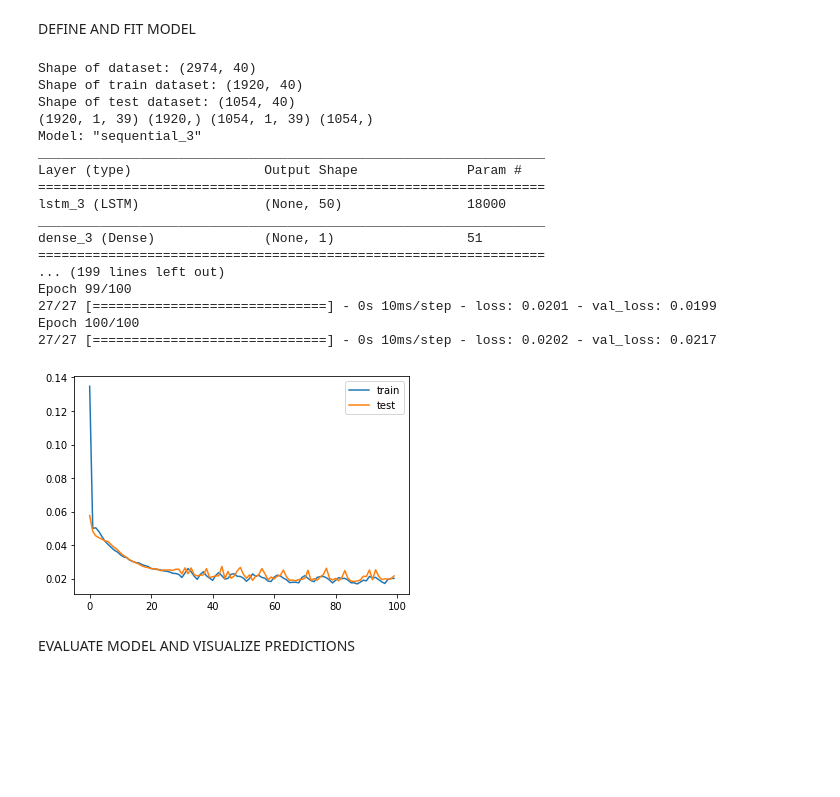
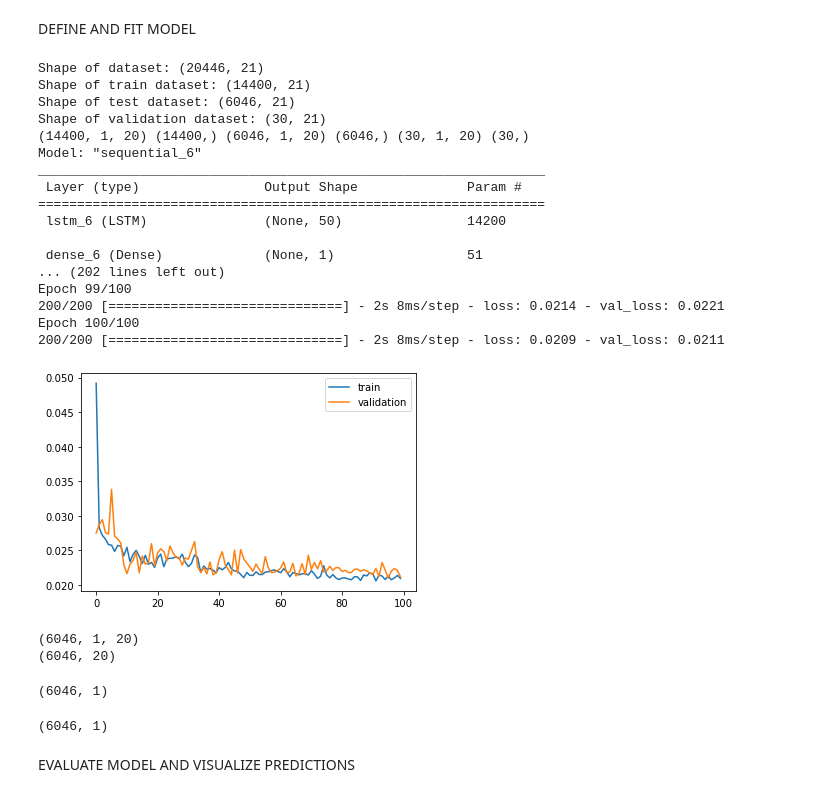
Before and after one commit to junzis/atdelay, a Jupyter notebook: LSTM_model.ipynb, the cells around one changed output. Drawn from its saved outputs; the diff is of its cells as text; code cells hidden in the pictures; blank space fills up the shorter version.

```diff
--- a/LSTM_model.ipynb
+++ b/LSTM_model.ipynb
@@ -62,7 +47,7 @@ def series_to_supervised(data, n_in=1, n_out=1, dropnan=True):
 
 
 
-dataset = generateNNdata("EHAM", timeslotLength=15, catagoricalFlightDuration=False)
+dataset = generateNNdata("EGLL", timeslotLength=15, catagoricalFlightDuration=False)
 dataset = dataset.set_index("timeslot")
 
 # dataset.columns = [
@@ -85,13 +70,21 @@ dataset = dataset.set_index("timeslot")
 # 	"departuresDepartureDelay"
 # ]
 
+x = 'arrivals delays'
 dataset.drop(columns=['departuresArrivalDelay','arrivalsArrivalDelay'])
-label = dataset.pop('departuresDepartureDelay')
-dataset.insert(len(dataset.columns), 'departuresDepartureDelay', label)
+if x == 'departures delays':
 
+	label = dataset.pop('departuresDepartureDelay')
+	dataset.insert(len(dataset.columns), 'departuresDepartureDelay', label)
+
+elif x == 'arrivals delays':
+	label = dataset.pop('arrivalsArrivalDelay')
+	dataset.insert(len(dataset.columns), 'arrivalsArrivalDelay', label)
+
+display(dataset)
 # Get first month of Data
-number_of_months = 1
-index_slice = number_of_months * 4 * 24 * 31 - 1
+number_of_months = 7
+index_slice = 213*4*24 - 1			#number_of_months * 4 * 24 * 31 - 1
 dataset = dataset.iloc[0:index_slice]
 
 # summarize first 5 rows
@@ -113,6 +106,6 @@ number_of_time_steps = 1
 number_of_outputs = 1
 reframed = series_to_supervised(scaled, n_in=number_of_time_steps, n_out=number_of_outputs)
 # drop columns we don't want to predict
-# reframed.drop(reframed.columns[[9,10,11,12,13,14,15]], axis=1, inplace=True)  # I don't think we need this, but not sure
+reframed.drop(columns=reframed.columns[[i for i in range(20,39)]], inplace=True)  # I don't think we need this, but not sure
 display(reframed)
 # %% [output]
@@ -155,55 +164,72 @@ DEFINE AND FIT MODEL
 # %%
 # split into train and test sets
 values = reframed.values
-number_of_days_to_train = 20
+number_of_days_to_train = 150
 number_of_timeslots_in_one_hour = 4 # 4 for 15 minute intervals, 1 for 1 hour intervals
 train_index = number_of_days_to_train * 24 * number_of_timeslots_in_one_hour
 
-train = values[:train_index, :]
+train = values[:(train_index), :]
+#validation = values[(train_index-30):train_index, :]
 test = values[train_index:, :]
 
 print('Shape of dataset:', reframed.shape)
 print('Shape of train dataset:', train.shape)
 print('Shape of test dataset:', test.shape)
+print('Shape of validation dataset:', validation.shape)
 
 # split into input and outputs
 train_X, train_y = train[:, :-1], train[:, -1]
 test_X, test_y = test[:, :-1], test[:, -1]
+#val_X, val_y = validation[:, :-1], validation[:, -1]
+
 # reshape input to be 3D [samples, timesteps, features]
 train_X = train_X.reshape((train_X.shape[0], number_of_time_steps, train_X.shape[1]))
 test_X = test_X.reshape((test_X.shape[0], number_of_time_steps, test_X.shape[1]))
-print(train_X.shape, train_y.shape, test_X.shape, test_y.shape)
+#val_X = val_X.reshape((val_X.shape[0], number_of_time_steps, val_X.shape[1]))
+print(train_X.shape, train_y.shape, test_X.shape, test_y.shape, val_X.shape, val_y.shape)
 
 
 # design network
 model = Sequential()
 model.add(LSTM(50, input_shape=(train_X.shape[1], train_X.shape[2])))
 model.add(Dense(1))
 model.compile(loss='mae', optimizer='adam')
 model.summary()
 # fit network
-history = model.fit(train_X, train_y, epochs=100, batch_size=72, validation_data=(test_X, test_y), verbose=1, shuffle=False)
+history = model.fit(train_X, train_y, epochs=100, batch_size=72, validation_data = (test_X, test_y), verbose=1, shuffle=False) #validation_data=(val_X, val_y),
 # plot history
 pyplot.plot(history.history['loss'], label='train')
-pyplot.plot(history.history['val_loss'], label='test')
+pyplot.plot(history.history['val_loss'], label='validation')
 pyplot.legend()
 pyplot.show()
 # %% [output]
-Shape of dataset: (2974, 40)
-Shape of train dataset: (1920, 40)
-Shape of test dataset: (1054, 40)
-(1920, 1, 39) (1920,) (1054, 1, 39) (1054,)
-Model: "sequential_3"
+Shape of dataset: (20446, 21)
+Shape of train dataset: (14400, 21)
+Shape of test dataset: (6046, 21)
+Shape of validation dataset: (30, 21)
+(14400, 1, 20) (14400,) (6046, 1, 20) (6046,) (30, 1, 20) (30,)
+Model: "sequential_6"
 _________________________________________________________________
-Layer (type)                 Output Shape              Param #
+ Layer (type)                Output Shape              Param #
 =================================================================
-lstm_3 (LSTM)                (None, 50)                18000
-_________________________________________________________________
-dense_3 (Dense)              (None, 1)                 51
-=================================================================
-... (199 lines left out)
+ lstm_6 (LSTM)               (None, 50)                14200
+
+ dense_6 (Dense)             (None, 1)                 51
+... (202 lines left out)
 Epoch 99/100
-27/27 [==============================] - 0s 10ms/step - loss: 0.0201 - val_loss: 0.0199
+200/200 [==============================] - 2s 8ms/step - loss: 0.0214 - val_loss: 0.0221
 Epoch 100/100
-27/27 [==============================] - 0s 10ms/step - loss: 0.0202 - val_loss: 0.0217
+200/200 [==============================] - 2s 8ms/step - loss: 0.0209 - val_loss: 0.0211
-[figure, old version]
+[figure, new version]
+# %%
+print(test_X.shape)
+yhat = model.predict(test_X)
+test_X = test_X.reshape((test_X.shape[0], test_X.shape[2]))
+print(test_X.shape)
+# %% [output]
+(6046, 1, 20)
+(6046, 20)
+# %%
+print(yhat.shape)
+# %% [output]
+(6046, 1)
@@ -210,3 +238,7 @@ Epoch 100/100
+# %%
+print(test_y.shape)
+# %% [output]
+(6046, 1)
 # %% [markdown]
 EVALUATE MODEL AND VISUALIZE PREDICTIONS
 # %%
```
Also changed, not shown: parts of 5 cells of this notebook.
